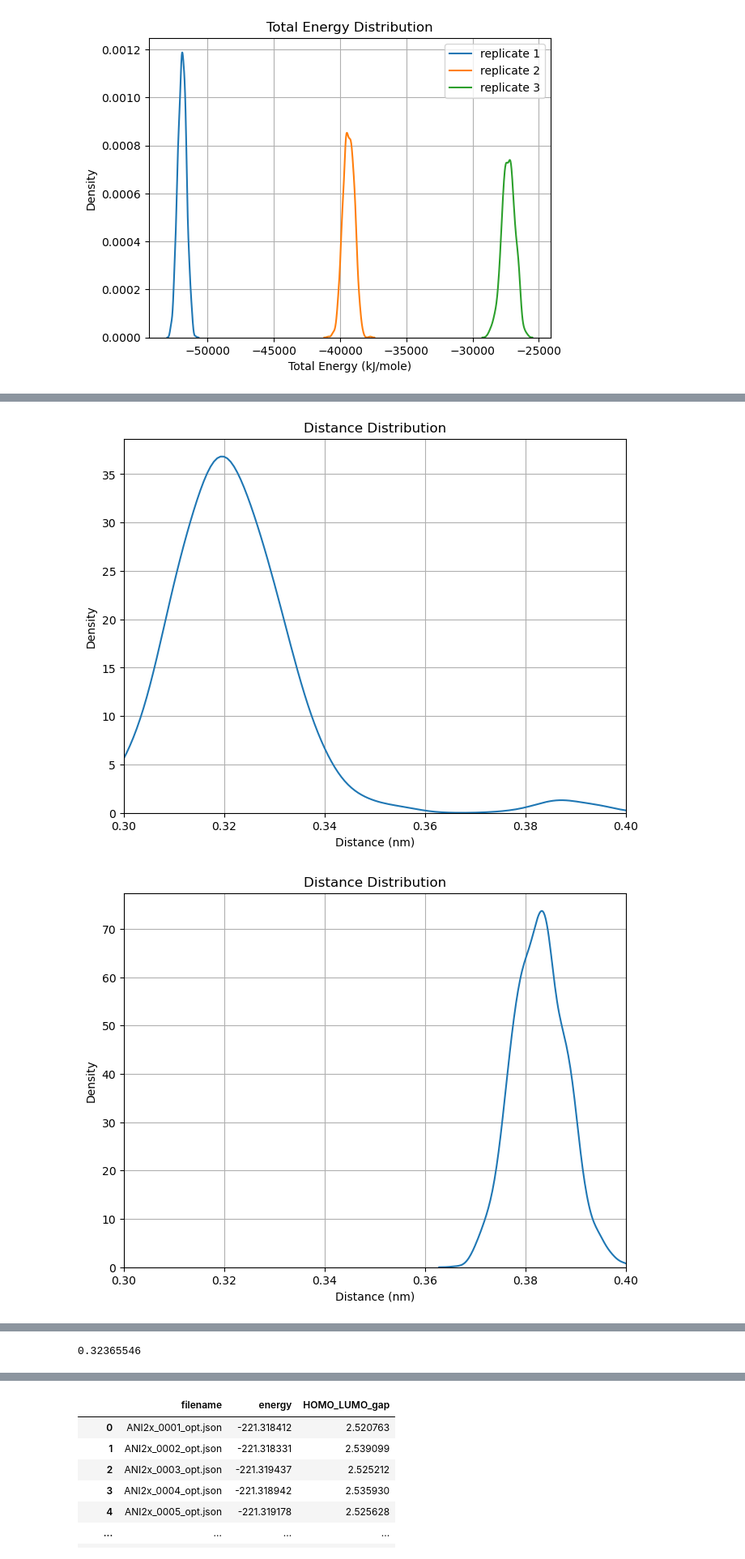
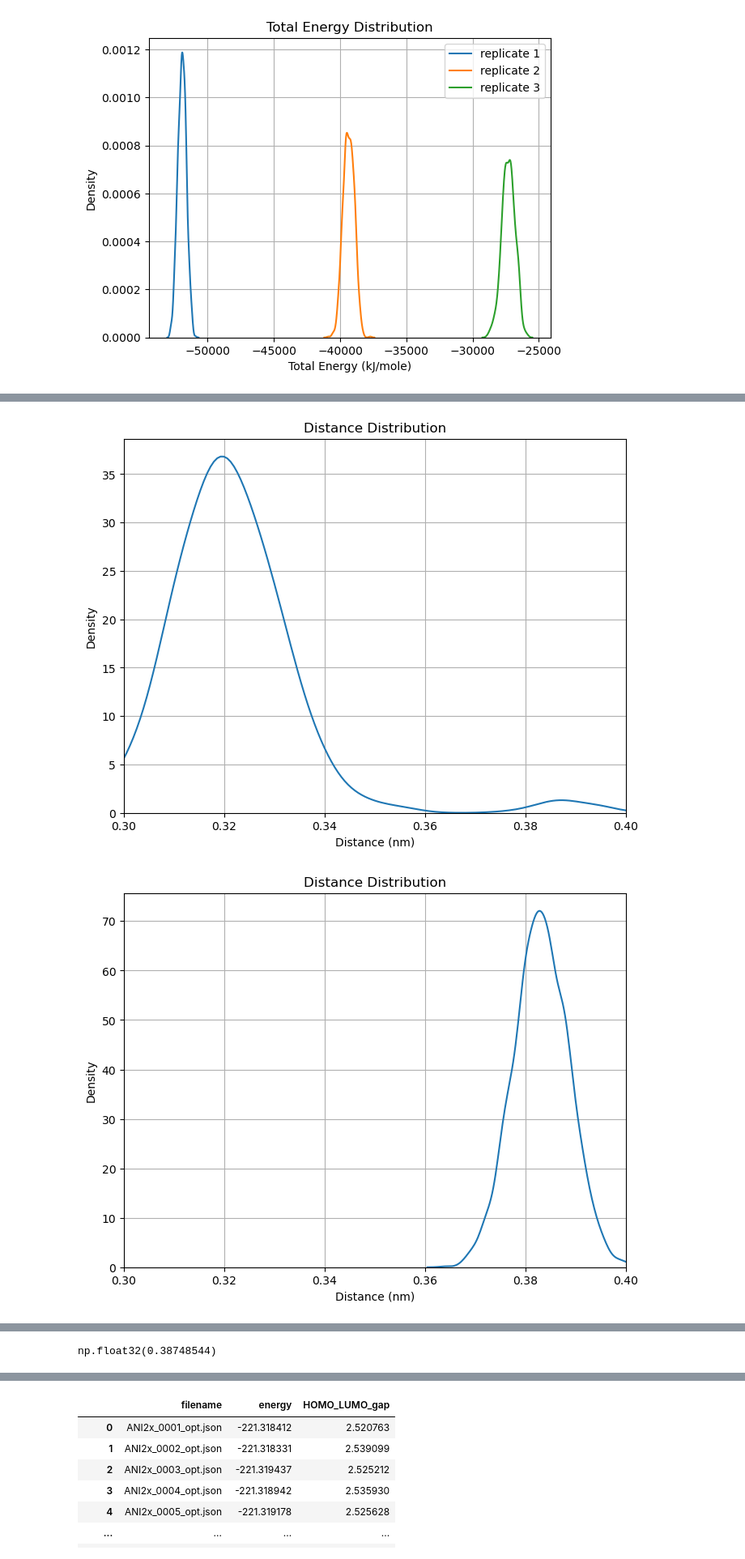
Before and after one commit to HaoLan-compchem/blog_03_12_2025, a Jupyter notebook: ligand_only/analysis.ipynb, the cells around one changed output, grey strips where cells are left out. Shown at 81% size. Cells and saved outputs as stored; diff of their text form; code cells hidden in the pictures.

```diff
--- a/ligand_only/analysis.ipynb
+++ b/ligand_only/analysis.ipynb
@@ -140,11 +141,11 @@ def plot_rmsd_fluctuations_multiple(traj_files, top_file, plot_type, window, sav
             plt.plot(avg_frames, avg_rmsd, label=labels[-1])
             plt.xlabel('Frames')
             plt.ylabel('RMSD (nm)')
-            plt.title(f'Ligand RMSD under Protein Alignment')
+            plt.title(f'Ligand RMSD')
         elif plot_type == 'hist':
             sns.kdeplot(avg_rmsd, label=labels[-1])
             plt.xlabel('RMSD (nm)')
-            plt.title('Ligand RMSD Distribution under Protein Alignment')
+            plt.title('Ligand RMSD Distribution')
     plt.grid(True)
     plt.legend()
     plt.show()
@@ -184,0 +181,2 @@ trj_sage_rest = plot_rmsd_fluctuations_multiple(['REST/REST_4/replica_0_ligand_s
+# %%
+trj_sage_antrop_rest = plot_rmsd_fluctuations_multiple(['REST/antropisomer/replica_0_ligand_samples.pdb'], 'REST/ligand_antropisomer.pdb', 'line', 1, ['REST/antropisomer/0_processed.xtc'])
@@ -229,14 +232,16 @@ def plot_distance(traj_cont, atom_indices):
 # %%
 plot_distance(trj_gaff, [55, 58])
 plot_distance(trj_sage, [55, 58])
-plot_distance(trj_ani, [55, 58])
+#plot_distance(trj_ani, [55, 58])
+plot_distance(trj_ani_longtime, [55, 58])
 plot_distance(trj_mace, [55, 58])
 plot_distance(trj_sage_remd, [55, 58])
 plot_distance(trj_sage_rest, [55, 58])
+plot_distance(trj_sage_antrop_rest, [54, 57])
 # %% [output]
 [figure]
 [figure]
-[figure, old version]
+[figure, new version]
 [figure]
 [figure]
 [figure]
@@ -243,4 +249,4 @@ plot_distance(trj_sage_rest, [55, 58])
-0.32365546
+np.float32(0.38748544)
 # %%
 def plot_ligand_pca(traj_files, top_file, slice_step=1):
         traj_cont = md.load(traj_files[0], top=top_file)[::slice_step]
```
Also changed, not shown: parts of 35 cells of this notebook, 22 other files.
